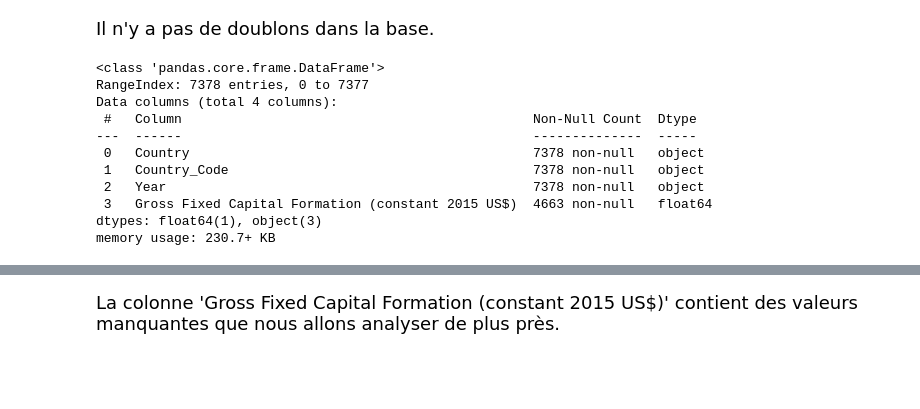
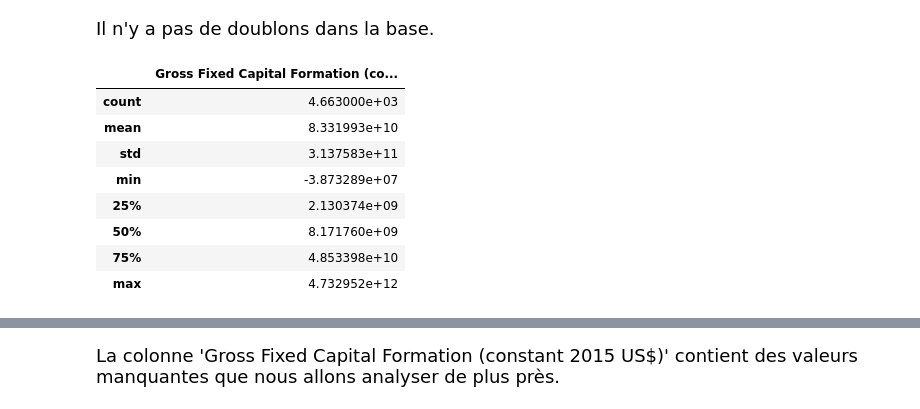
Before and after one commit to tziemiNgansop237/Projet_Python, a Jupyter notebook: src/Preparation_donnees.ipynb, the cells around one changed output, grey strips where cells are left out. Cells and saved outputs as stored; diff of their text form; code cells hidden in the pictures; blank space fills up the shorter version.

```diff
--- a/src/Preparation_donnees.ipynb
+++ b/src/Preparation_donnees.ipynb
@@ -204,17 +215,16 @@ print("Nombre total de doublons dans data_gfcf :",
 Nombre total de doublons dans data_gfcf : 0
 # %% [markdown]
 <p style="line-height: 1.6; font-family: 'Serial', serif; font-size: 18px; ">Il n'y a pas de doublons dans la base.</p>
-# %%
-data_gfcf.info()
-# %% [output]
-<class 'pandas.core.frame.DataFrame'>
-RangeIndex: 7378 entries, 0 to 7377
-Data columns (total 4 columns):
- #   Column                                             Non-Null Count  Dtype
----  ------                                             --------------  -----
- 0   Country                                            7378 non-null   object
- 1   Country_Code                                       7378 non-null   object
- 2   Year                                               7378 non-null   object
- 3   Gross Fixed Capital Formation (constant 2015 US$)  4663 non-null   float64
-dtypes: float64(1), object(3)
-memory usage: 230.7+ KB
+# %%
+# Description des données
+data_gfcf.describe()
+# %% [output]
+|  | Gross Fixed Capital Formation (co... |
+| count | 4.663000e+03 |
+| mean | 8.331993e+10 |
+| std | 3.137583e+11 |
+| min | -3.873289e+07 |
+| 25% | 2.130374e+09 |
+| 50% | 8.171760e+09 |
+| 75% | 4.853398e+10 |
+| max | 4.732952e+12 |
```
Also changed, not shown: parts of 14 cells of this notebook, 1 other file.
